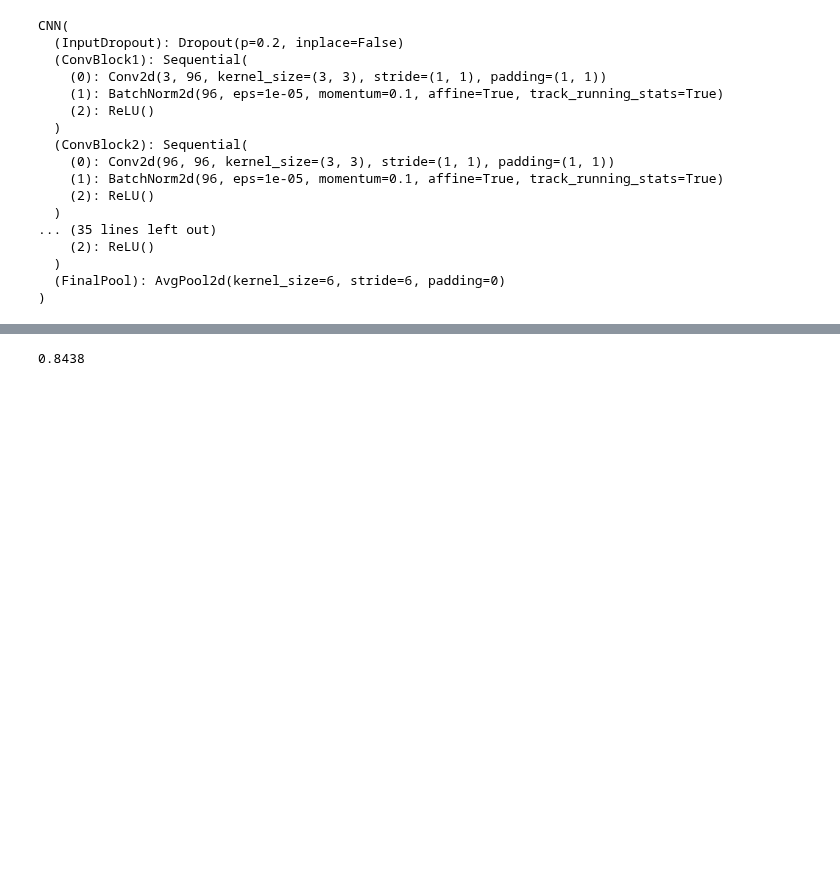
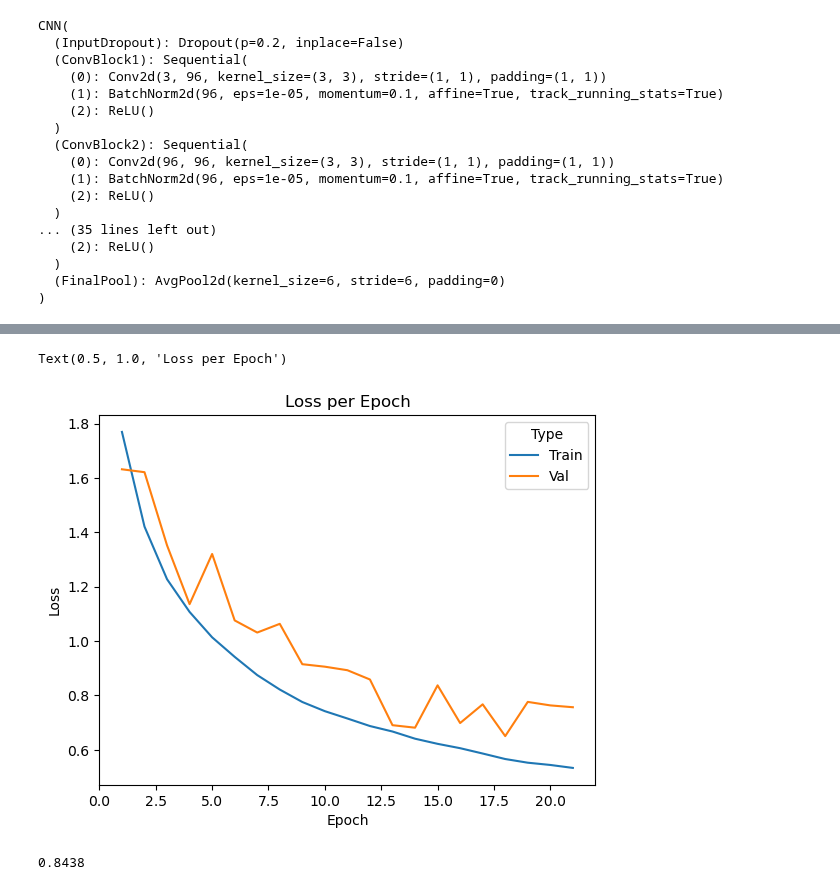
Before and after one commit to MARCI-UTK/EDS4AI, a Jupyter notebook: CNN.ipynb, the cells around one changed output, grey strips where cells are left out. Saved outputs shown, nothing was run; the diff lists cells and outputs as text; code cells hidden in the pictures; blank space fills up the shorter version.

```diff
--- a/CNN.ipynb
+++ b/CNN.ipynb
@@ -220,3 +221,22 @@ Text(0.5, 1.0, 'Validation Accuracy per Epoch')
+# %%
+
+val_loss_list_tensor = [float(x) for x in val_loss_list]
+
+dic3 = {'Loss':val_loss_list_tensor, 'Epoch':epoch_list}
+dic3_df = pd.DataFrame(data=dic3)
+dic3_df['Type'] = 'Val'
+
+dic = {'Loss':loss_list, 'epoch':epoch_list}
+dic_df = pd.DataFrame(data=dic)
+dic_df['Type'] = 'Train'
+
+combined_df = pd.concat([dic_df,dic3_df])
+
+p = sns.lineplot(data=combined_df, x='Epoch', y='Loss', hue='Type')
+p.set_title('Loss per Epoch')
+# %% [output]
+Text(0.5, 1.0, 'Loss per Epoch')
+[figure, added]
 # %%
 test_single_image = False
 
```
Also changed, not shown: parts of 4 cells of this notebook, 1 other file.
